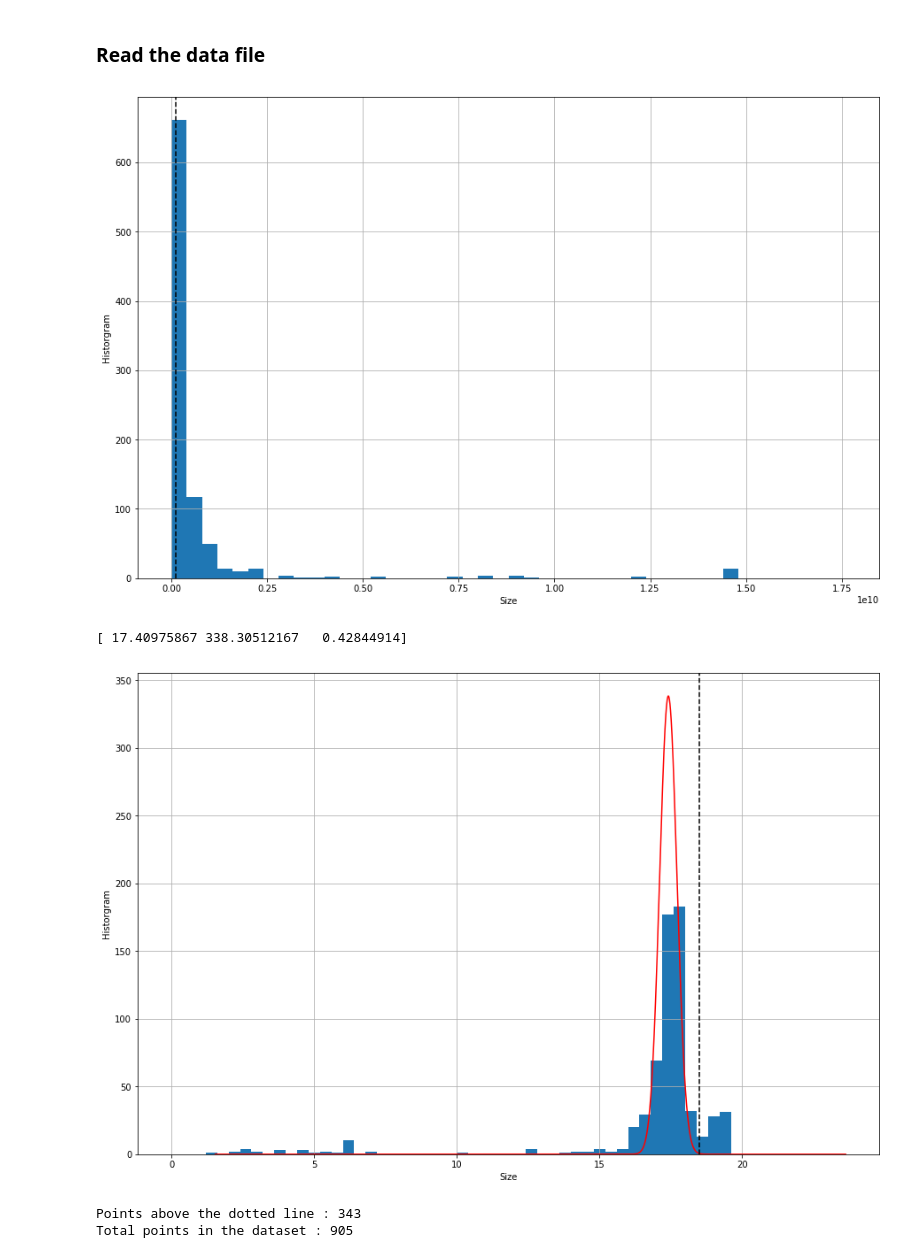
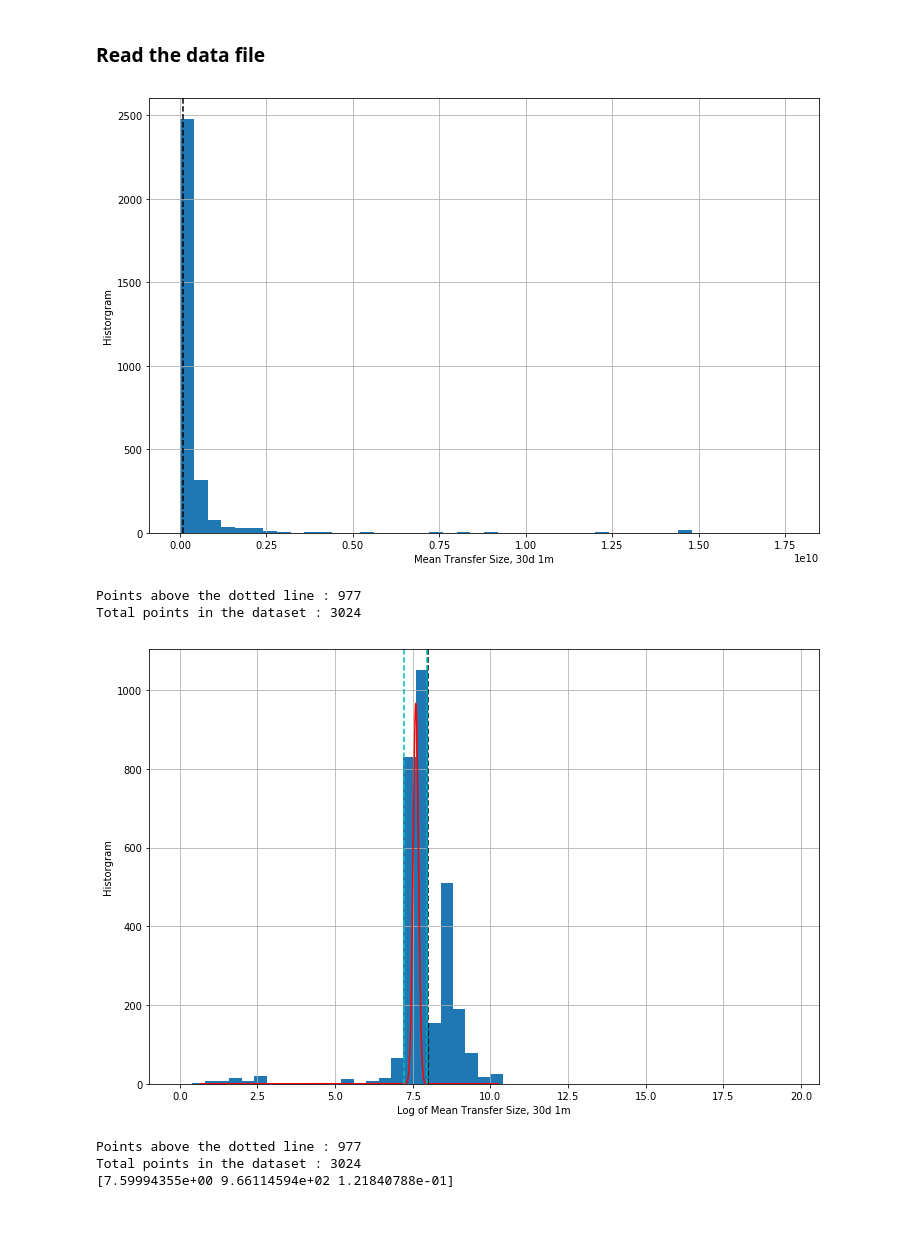
Before and after one commit to AdwaitB/greco-notes, a Jupyter notebook: infra/Analysis.ipynb, the cells around one changed output. Cells and saved outputs as stored; diff of their text form; code cells hidden in the pictures; blank space fills up the shorter version.

```diff
--- a/infra/Analysis.ipynb
+++ b/infra/Analysis.ipynb
@@ -10,7 +10,7 @@ from scipy.optimize import curve_fit
 
 from data import datasets_location
 
-plot_size = (15, 10)
+plot_size = (12, 8)
 # %% [markdown]
 ### Helper Functions
 # %%
@@ -35,23 +35,25 @@ for i in range(0, 3):
     data_mtts.append(np.array(data[i]["transfer_history.mean_time_transfer_sec"]))
     data_mtts[i] = data_mtts[i][data_mtts[i] > 0.0]
 # %%
-def plot_hist(cut, temp, bins):
+def plot_hist(cut, temp, bins, name):
 
     plt.figure(figsize=plot_size)
     plt.hist(temp, bins=bins)
-    plt.axvline(np.exp(cut), color='k', linestyle='dashed')
+    plt.axvline((10.0 ** cut), color='k', linestyle='dashed')
     plt.grid(True)
-    plt.xlabel('Size')
+    plt.xlabel(name)
     plt.ylabel('Historgram')
     plt.show()
 
-    temp = np.log(temp)
+    print("Points above the dotted line : " + str(sum(temp > (10.0 ** cut))))
+    print("Total points in the dataset : " + str(len(temp)))
+
+    temp = np.log10(temp)
 
     bin_heights, bin_borders = np.histogram(temp, bins='auto')
     bin_widths = np.diff(bin_borders)
     bin_centers = bin_borders[:-1] + bin_widths / 2
     popt, _ = curve_fit(gaussian, bin_centers, bin_heights, p0=[1., 0., 1.])
-    print(popt)
 
     x_interval_for_fit = np.linspace(bin_borders[0], bin_borders[-1], 10000)
 
@@ -59,13 +61,16 @@ def plot_hist(cut, temp, bins):
     plt.plot(x_interval_for_fit, gaussian(x_interval_for_fit, *popt), label='fit', c='red')
     plt.hist(temp, bins = np.arange(0, 20, 0.4))
     plt.axvline(cut, color='k', linestyle='dashed')
+    plt.axvline(popt[0] + popt[2]*3, color='c', linestyle='dashed')
+    plt.axvline(popt[0] - popt[2]*3, color='c', linestyle='dashed')
     plt.grid(True)
-    plt.xlabel('Size')
+    plt.xlabel('Log of ' + name)
     plt.ylabel('Historgram')
     plt.show()
 
     print("Points above the dotted line : " + str(sum(temp > cut)))
     print("Total points in the dataset : " + str(len(temp)))
+    print(popt)
 
     # plt.hist(temp, bins=np.arange(6000000000, 19000000000, 500000000))
     # plt.axis([6000000000, 19000000000, 0, 20])
@@ -74,8 +83,10 @@ def plot_hist(cut, temp, bins):
 # %%
-plot_hist(18.5, data_mts[0], np.arange(0, 18000000000, 400000000))
+plot_hist(8, data_mts[2], np.arange(0, 18000000000, 400000000), 'Mean Transfer Size, 30d 1m')
 # %% [output]
-[figure, old version]
+[figure, new version]
-[ 17.40975867 338.30512167   0.42844914]
+Points above the dotted line : 977
+Total points in the dataset : 3024
-[figure, old version]
+[figure, new version]
-Points above the dotted line : 343
-Total points in the dataset : 905
+Points above the dotted line : 977
+Total points in the dataset : 3024
+[7.59994355e+00 9.66114594e+02 1.21840788e-01]
```
Also changed, not shown: parts of 9 cells of this notebook, 13 other files.
